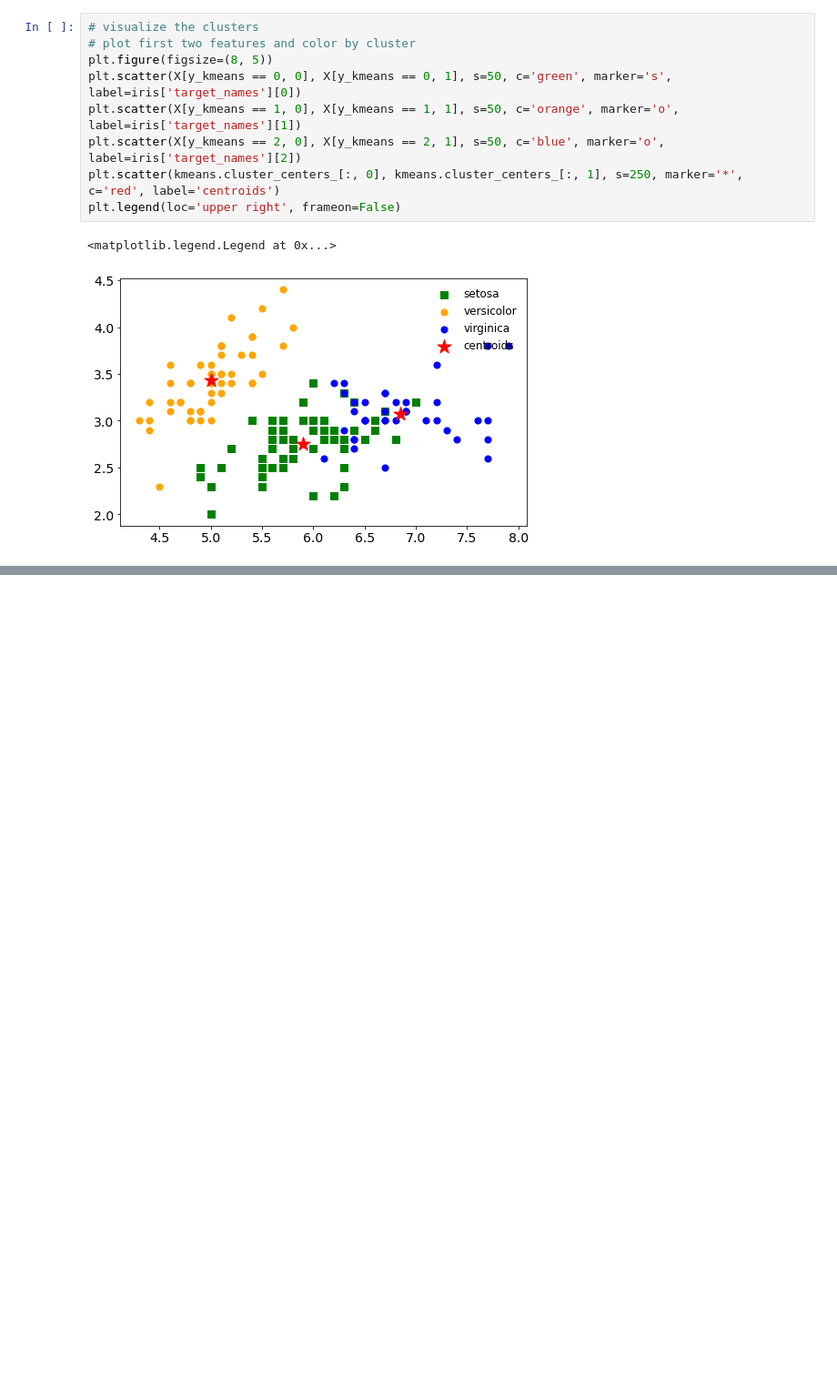
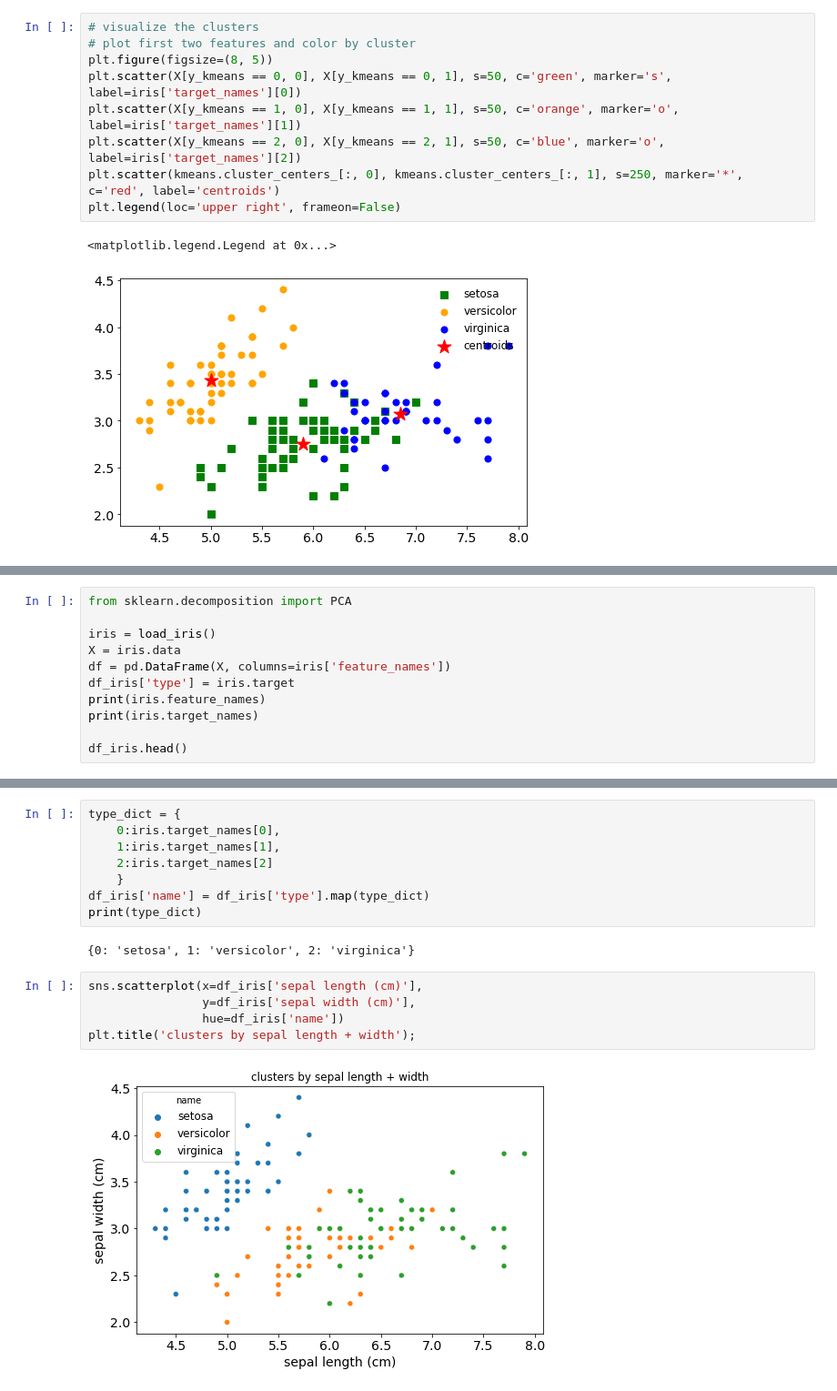
Before and after one commit to Ziaeemehr/workshop_ML, a Jupyter notebook: Intro/00_beginner_to_ML.ipynb, the cells around one changed output, grey strips where cells are left out. Shown at 91% size. Cells and saved outputs as stored; diff of their text form; blank space fills up the shorter version.

```diff
--- a/Intro/00_beginner_to_ML.ipynb
+++ b/Intro/00_beginner_to_ML.ipynb
@@ -381,0 +441,11 @@ plt.legend(loc='upper right', frameon=False)
+# %%
+from sklearn.decomposition import PCA
+
+iris = load_iris()
+X = iris.data
+df = pd.DataFrame(X, columns=iris['feature_names'])
+df_iris['type'] = iris.target
+print(iris.feature_names)
+print(iris.target_names)
+
+df_iris.head()
@@ -381,0 +461,17 @@ plt.legend(loc='upper right', frameon=False)
+# %%
+type_dict = {
+    0:iris.target_names[0],
+    1:iris.target_names[1],
+    2:iris.target_names[2]
+    }
+df_iris['name'] = df_iris['type'].map(type_dict)
+print(type_dict)
+# %% [output]
+{0: 'setosa', 1: 'versicolor', 2: 'virginica'}
+# %%
+sns.scatterplot(x=df_iris['sepal length (cm)'],
+                y=df_iris['sepal width (cm)'],
+                hue=df_iris['name'])
+plt.title('clusters by sepal length + width');
+# %% [output]
+[figure, added]
```
Also changed, not shown: parts of 19 cells of this notebook, 2 other files.
